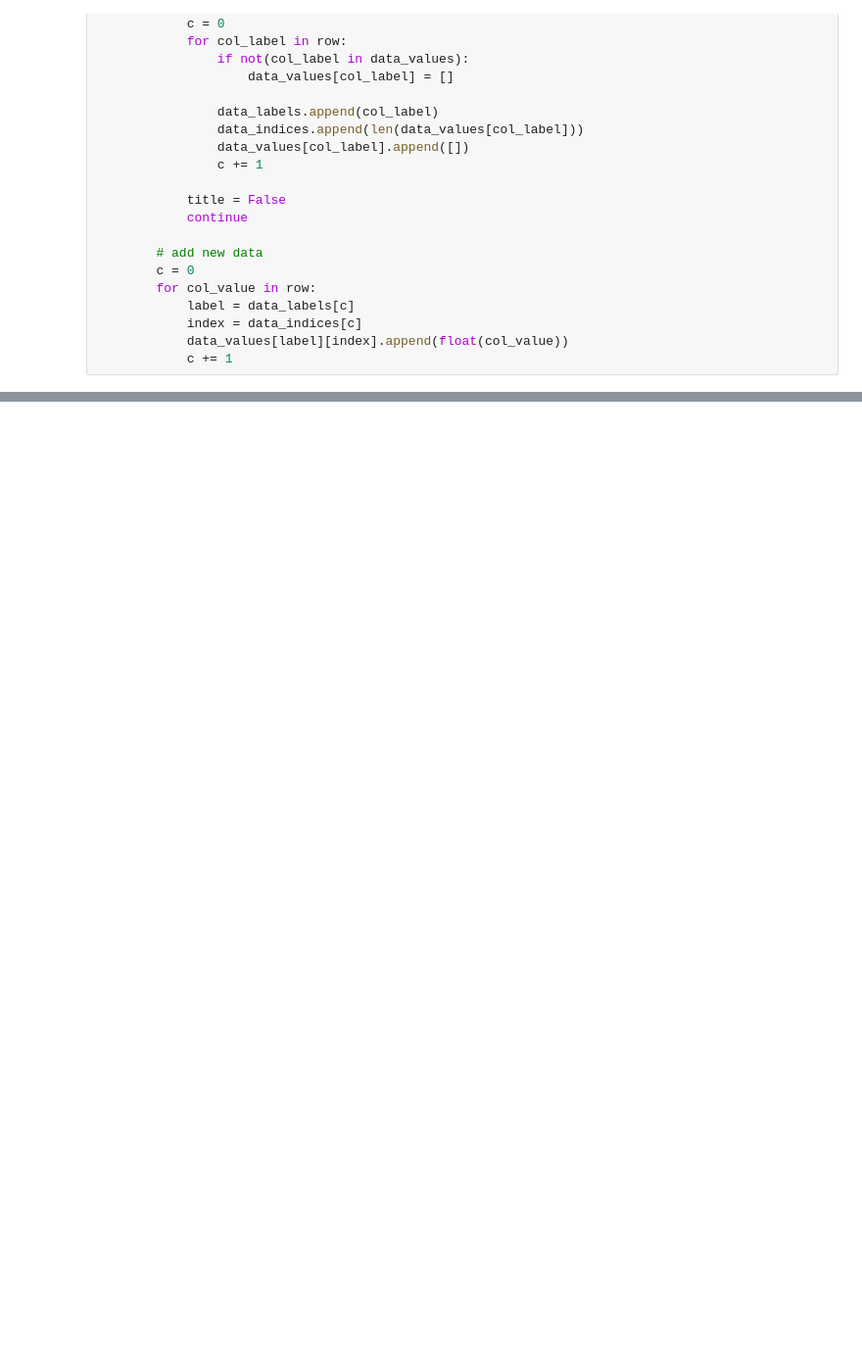
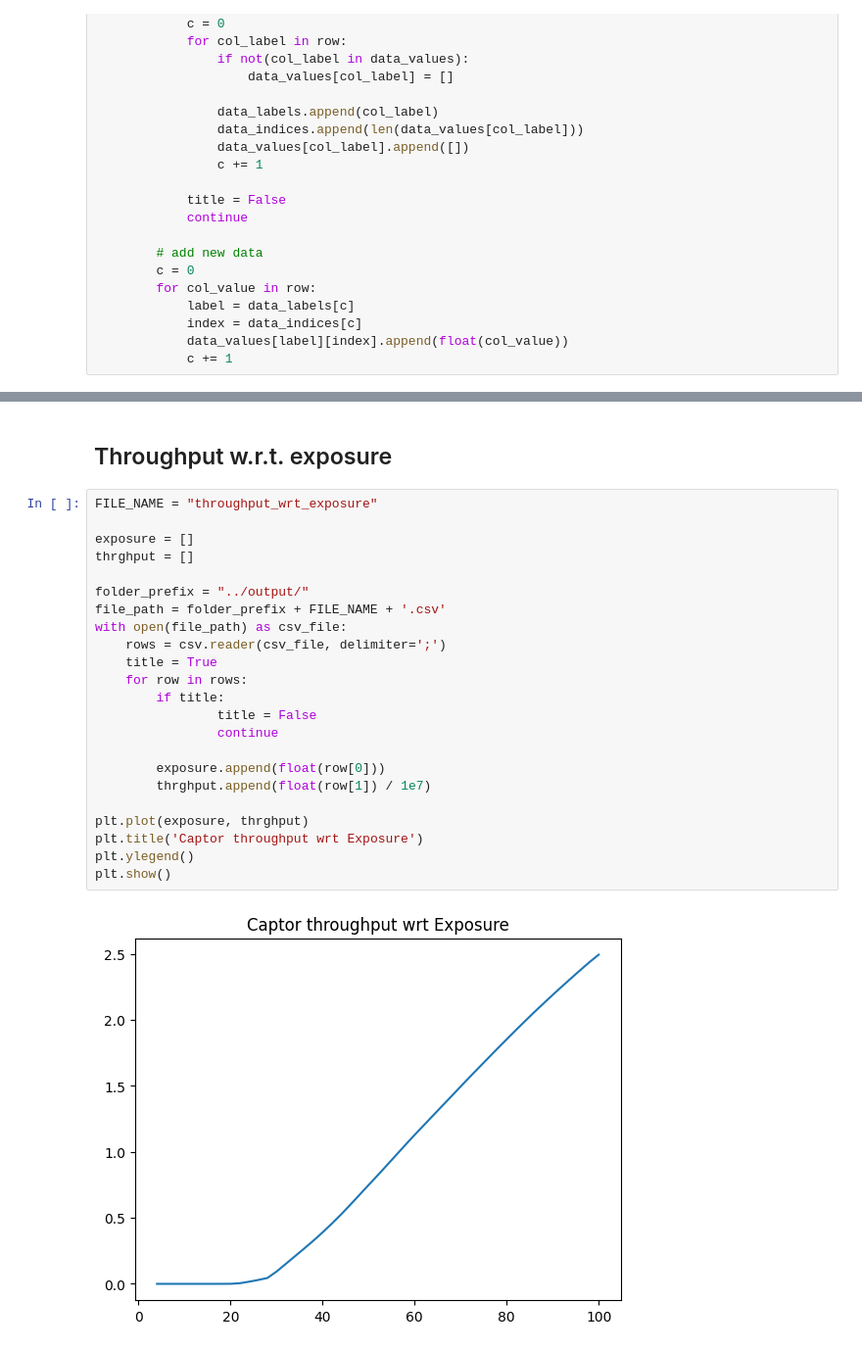
Before and after one commit to Indyuce/odmacpp, a Jupyter notebook: python/plot_data.ipynb, the cells around one changed output, grey strips where cells are left out. Shown: that part at 98% size. Drawn from its saved outputs; the diff is of its cells as text; blank space fills up the shorter version.

```diff
--- a/python/plot_data.ipynb
+++ b/python/plot_data.ipynb
@@ -69,0 +87,27 @@ for key, lists in data_values.items():
+# %% [markdown]
+## Throughput w.r.t. exposure
+# %%
+FILE_NAME = "throughput_wrt_exposure"
+
+exposure = []
+thrghput = []
+
+folder_prefix = "../output/"
+file_path = folder_prefix + FILE_NAME + '.csv'
+with open(file_path) as csv_file:
+    rows = csv.reader(csv_file, delimiter=';')
+    title = True
+    for row in rows:
+        if title:
+                title = False
+                continue
+
+        exposure.append(float(row[0]))
+        thrghput.append(float(row[1]) / 1e7)
+
+plt.plot(exposure, thrghput)
+plt.title('Captor throughput wrt Exposure')
+plt.ylegend()
+plt.show()
+# %% [output]
+[figure, added]
```
Also changed, not shown: parts of 5 cells of this notebook, 6 other files.
